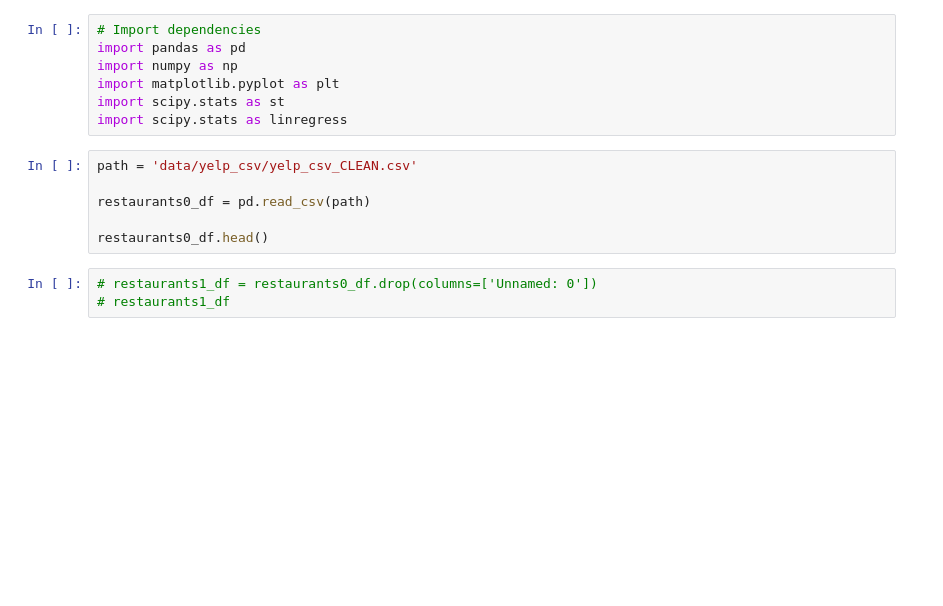
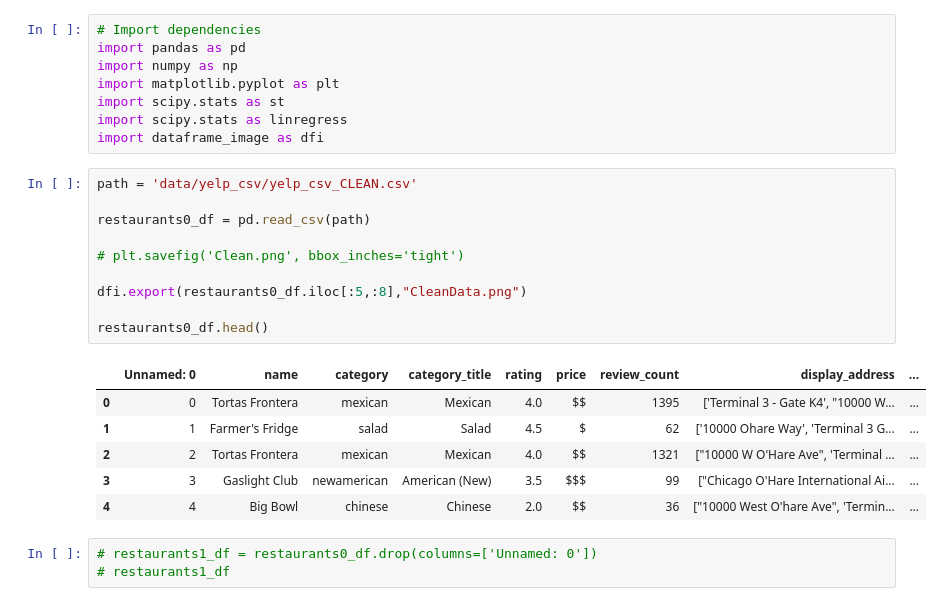
Before and after one commit to joyesufu/Where_Is_The_Food, a Jupyter notebook: Regression_BarGraph_Visuals.ipynb, the cells around one changed output. Cells and saved outputs as stored; diff of their text form; blank space fills up the shorter version.

```diff
--- a/Regression_BarGraph_Visuals.ipynb
+++ b/Regression_BarGraph_Visuals.ipynb
@@ -5,12 +5,24 @@ import numpy as np
 import matplotlib.pyplot as plt
 import scipy.stats as st
 import scipy.stats as linregress
+import dataframe_image as dfi
 # %%
 path = 'data/yelp_csv/yelp_csv_CLEAN.csv'
 
 restaurants0_df = pd.read_csv(path)
 
+# plt.savefig('Clean.png', bbox_inches='tight')
+
+dfi.export(restaurants0_df.iloc[:5,:8],"CleanData.png")
+
 restaurants0_df.head()
+# %% [output]
+|  | Unnamed: 0 | name | category | category_title | rating | price | review_count | display_address | ... |
+| 0 | 0 | Tortas Frontera | mexican | Mexican | 4.0 | $$ | 1395 | ['Terminal 3 - Gate K4', "10000 W... | ... |
+| 1 | 1 | Farmer's Fridge | salad | Salad | 4.5 | $ | 62 | ['10000 Ohare Way', 'Terminal 3 G... | ... |
+| 2 | 2 | Tortas Frontera | mexican | Mexican | 4.0 | $$ | 1321 | ["10000 W O'Hare Ave", 'Terminal ... | ... |
+| 3 | 3 | Gaslight Club | newamerican | American (New) | 3.5 | $$$ | 99 | ["Chicago O'Hare International Ai... | ... |
+| 4 | 4 | Big Bowl | chinese | Chinese | 2.0 | $$ | 36 | ["10000 West O'hare Ave", 'Termin... | ... |
 # %%
 # restaurants1_df = restaurants0_df.drop(columns=['Unnamed: 0'])
 # restaurants1_df
```
Also changed, not shown: parts of 9 cells of this notebook, 4 other files.
